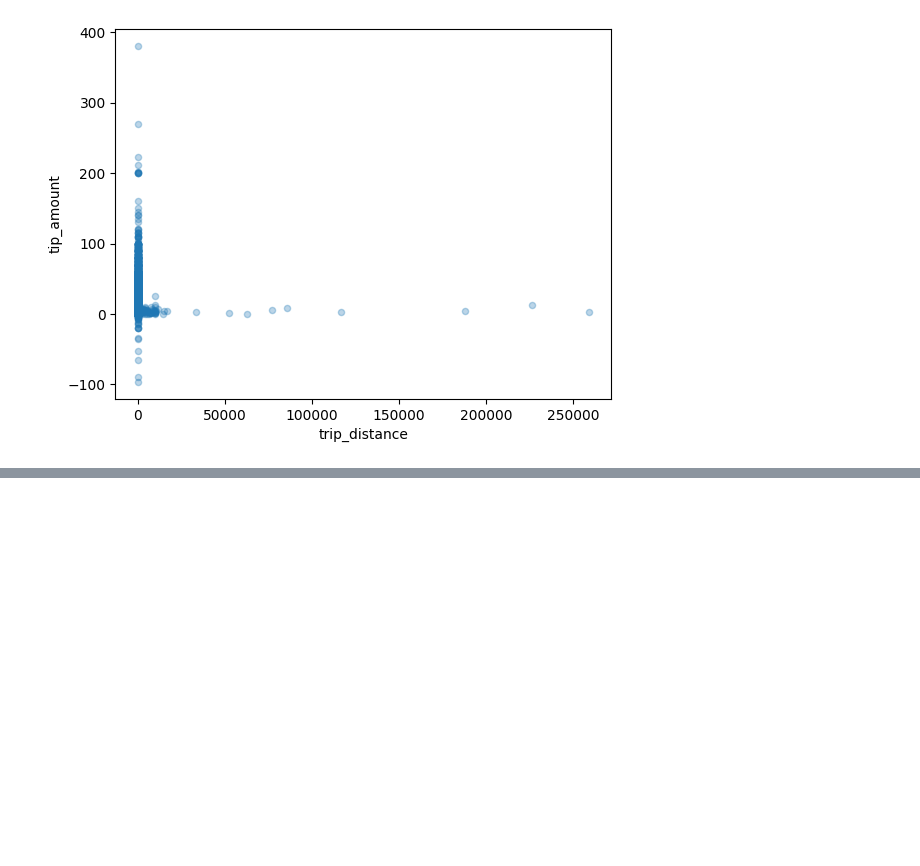
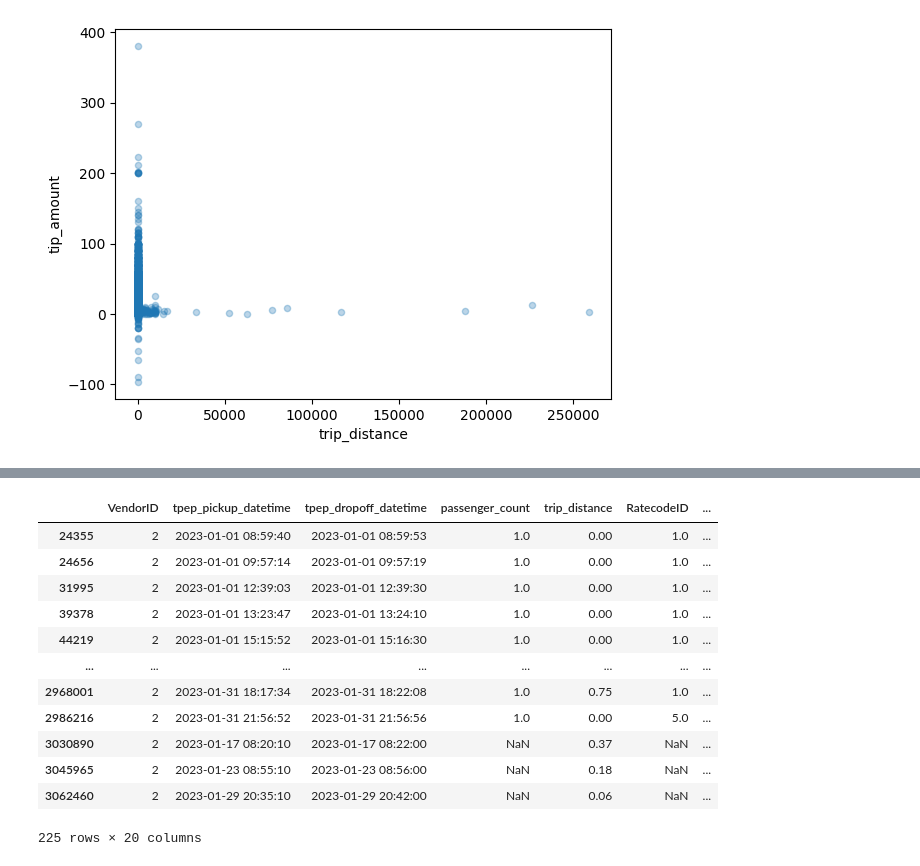
Before and after one commit to daminabence/time-series-forecasting-platform, a Jupyter notebook: notebooks/01_initial_exploration.ipynb, the cells around one changed output, grey strips where cells are left out. Cells and saved outputs as stored; diff of their text form; code cells hidden in the pictures; blank space fills up the shorter version.

```diff
--- a/notebooks/01_initial_exploration.ipynb
+++ b/notebooks/01_initial_exploration.ipynb
@@ -101,0 +297,16 @@ Timedelta('0 days 00:15:40.139710')
+# %%
+df_jan[df_jan['tip_amount'] < 0]
+# %% [output]
+|  | VendorID | tpep_pickup_datetime | tpep_dropoff_datetime | passenger_count | trip_distance | RatecodeID | ... |
+| 24355 | 2 | 2023-01-01 08:59:40 | 2023-01-01 08:59:53 | 1.0 | 0.00 | 1.0 | ... |
+| 24656 | 2 | 2023-01-01 09:57:14 | 2023-01-01 09:57:19 | 1.0 | 0.00 | 1.0 | ... |
+| 31995 | 2 | 2023-01-01 12:39:03 | 2023-01-01 12:39:30 | 1.0 | 0.00 | 1.0 | ... |
+| 39378 | 2 | 2023-01-01 13:23:47 | 2023-01-01 13:24:10 | 1.0 | 0.00 | 1.0 | ... |
+| 44219 | 2 | 2023-01-01 15:15:52 | 2023-01-01 15:16:30 | 1.0 | 0.00 | 1.0 | ... |
+| ... | ... | ... | ... | ... | ... | ... | ... |
+| 2968001 | 2 | 2023-01-31 18:17:34 | 2023-01-31 18:22:08 | 1.0 | 0.75 | 1.0 | ... |
+| 2986216 | 2 | 2023-01-31 21:56:52 | 2023-01-31 21:56:56 | 1.0 | 0.00 | 5.0 | ... |
+| 3030890 | 2 | 2023-01-17 08:20:10 | 2023-01-17 08:22:00 | NaN | 0.37 | NaN | ... |
+| 3045965 | 2 | 2023-01-23 08:55:10 | 2023-01-23 08:56:00 | NaN | 0.18 | NaN | ... |
+| 3062460 | 2 | 2023-01-29 20:35:10 | 2023-01-29 20:42:00 | NaN | 0.06 | NaN | ... |
+225 rows × 20 columns
```
Also changed, not shown: parts of 22 cells of this notebook.
